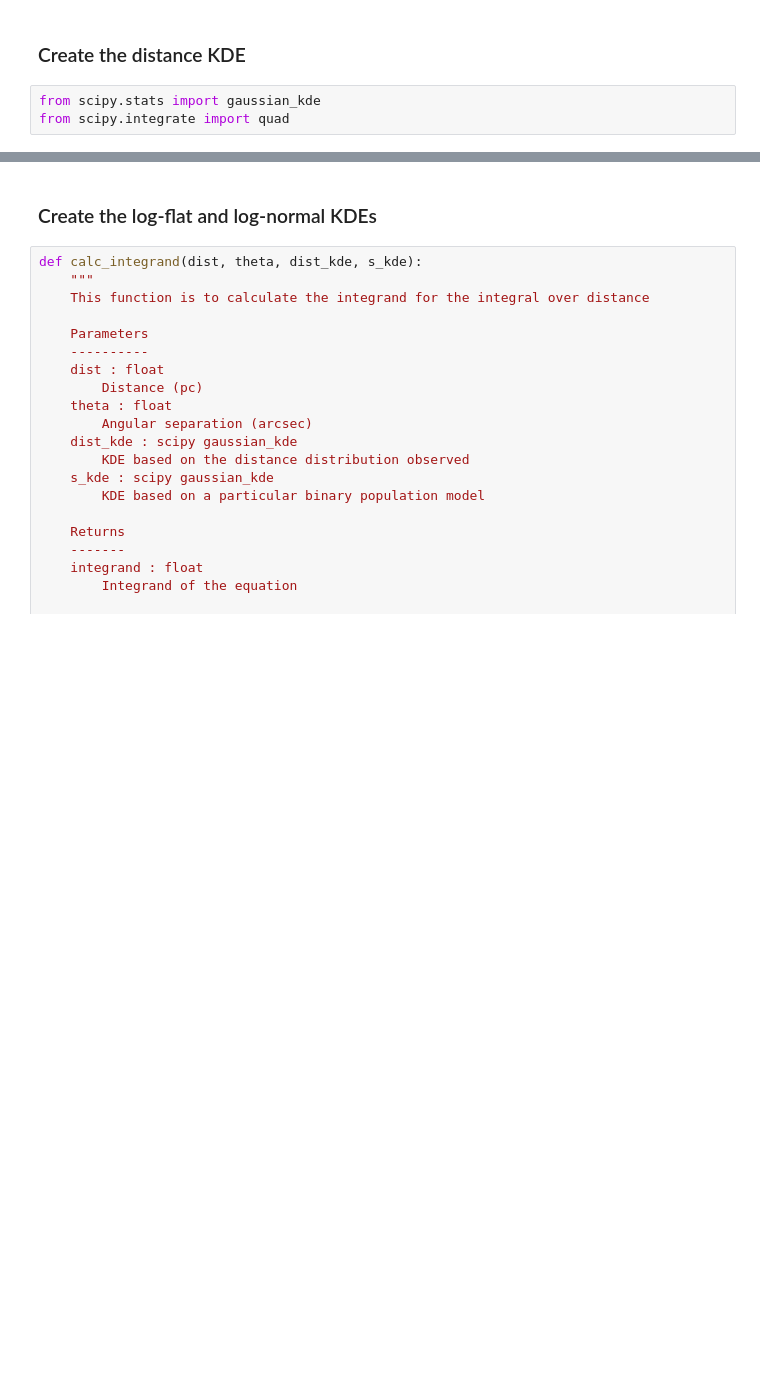
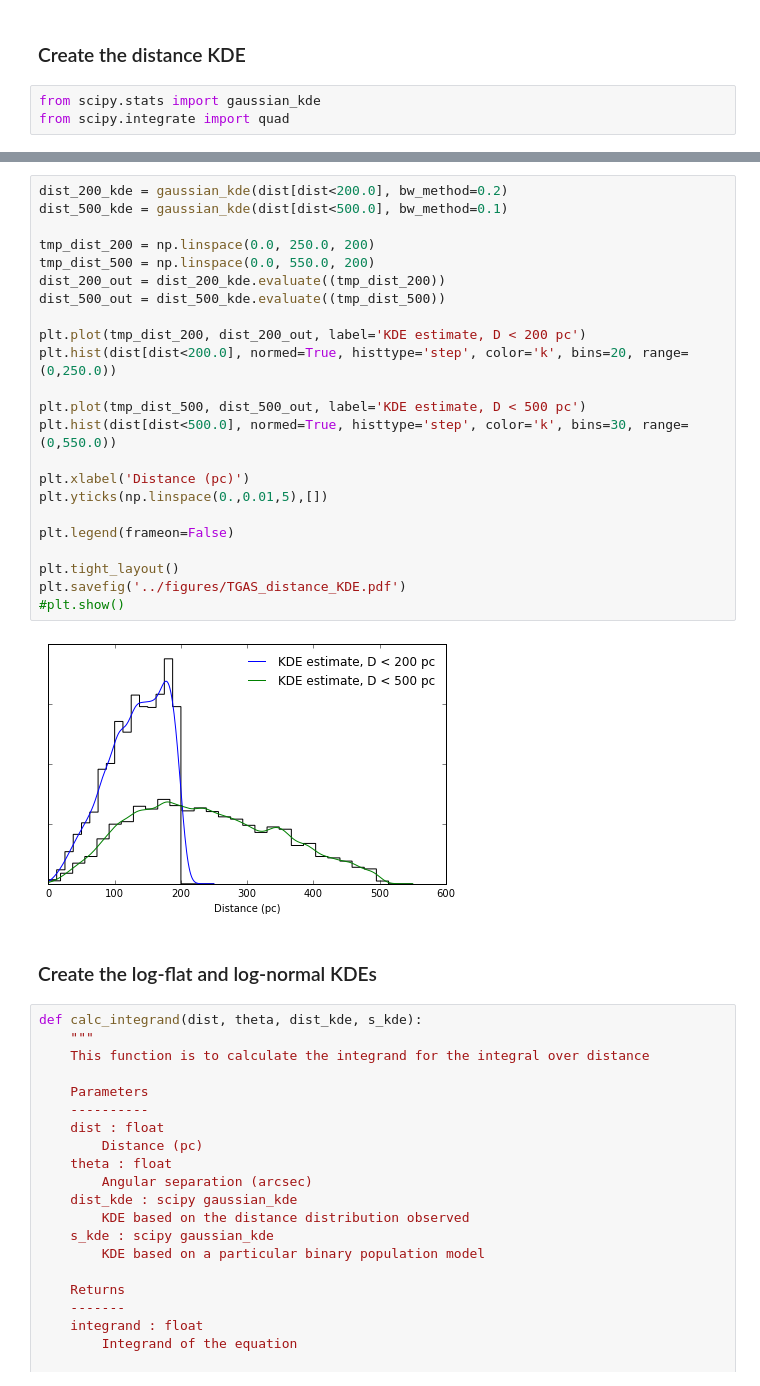
Before and after one commit to astroJeff/gaia_binaries, a Jupyter notebook: notebooks/TGAS_distribution.ipynb, the cells around one changed output, grey strips where cells are left out. Cells and saved outputs as stored; diff of their text form; blank space fills up the shorter version.

```diff
--- a/notebooks/TGAS_distribution.ipynb
+++ b/notebooks/TGAS_distribution.ipynb
@@ -479,3 +664,28 @@ plt.show()
+# %%
+dist_200_kde = gaussian_kde(dist[dist<200.0], bw_method=0.2)
+dist_500_kde = gaussian_kde(dist[dist<500.0], bw_method=0.1)
+
+tmp_dist_200 = np.linspace(0.0, 250.0, 200)
+tmp_dist_500 = np.linspace(0.0, 550.0, 200)
+dist_200_out = dist_200_kde.evaluate((tmp_dist_200))
+dist_500_out = dist_500_kde.evaluate((tmp_dist_500))
+
+plt.plot(tmp_dist_200, dist_200_out, label='KDE estimate, D < 200 pc')
+plt.hist(dist[dist<200.0], normed=True, histtype='step', color='k', bins=20, range=(0,250.0))
+
+plt.plot(tmp_dist_500, dist_500_out, label='KDE estimate, D < 500 pc')
+plt.hist(dist[dist<500.0], normed=True, histtype='step', color='k', bins=30, range=(0,550.0))
+
+plt.xlabel('Distance (pc)')
+plt.yticks(np.linspace(0.,0.01,5),[])
+
+plt.legend(frameon=False)
+
+plt.tight_layout()
+plt.savefig('../figures/TGAS_distance_KDE.pdf')
+#plt.show()
+# %% [output]
+[figure, added]
 # %% [markdown]
 ### Create the log-flat and log-normal KDEs
 # %%
```
Also changed, not shown: parts of 13 cells of this notebook, 2 other files.
